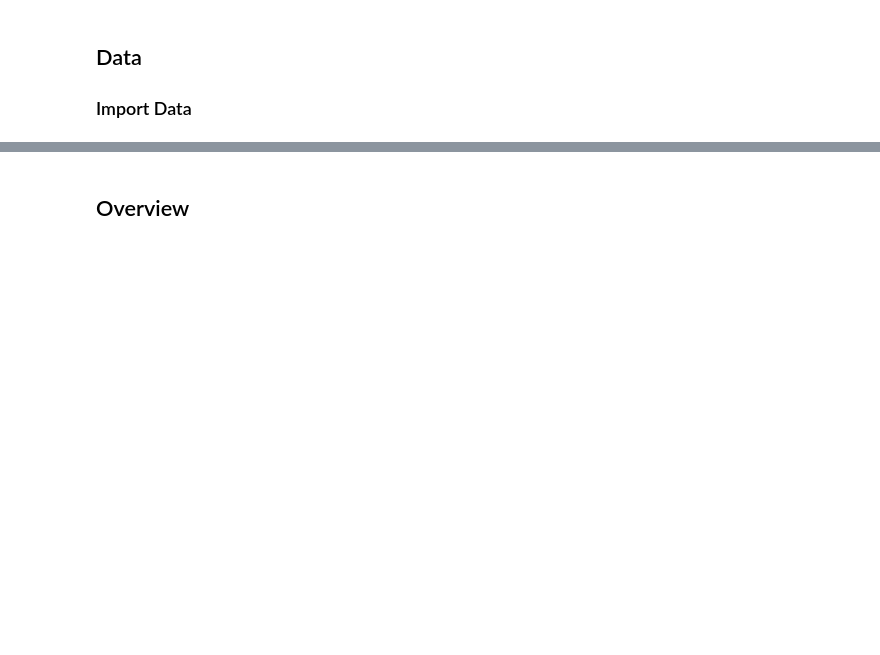
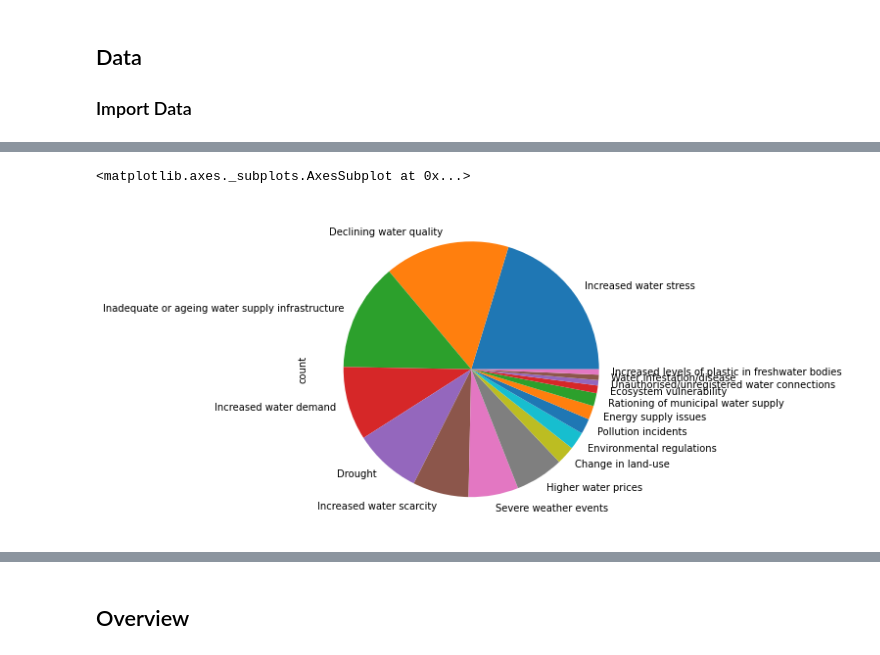
Before and after one commit to karlpolak/MDA-project, a Jupyter notebook: 0 Background research.ipynb, the cells around one changed output, grey strips where cells are left out. Saved outputs shown, nothing was run; the diff lists cells and outputs as text; code cells hidden in the pictures; blank space fills up the shorter version.

```diff
--- a/0 Background research.ipynb
+++ b/0 Background research.ipynb
@@ -475,0 +94,6 @@ risk5_2021.pivot_table(index=['CDP Region'],columns='Water security risk drivers
+# %%
+df20=countrisk(risk20)
+df20.plot.pie(y='count',figsize=(6,6),legend=False)
+# %% [output]
+<matplotlib.axes._subplots.AxesSubplot at 0x...>
+[figure, added]
```
Also changed, not shown: parts of 63 cells of this notebook.
